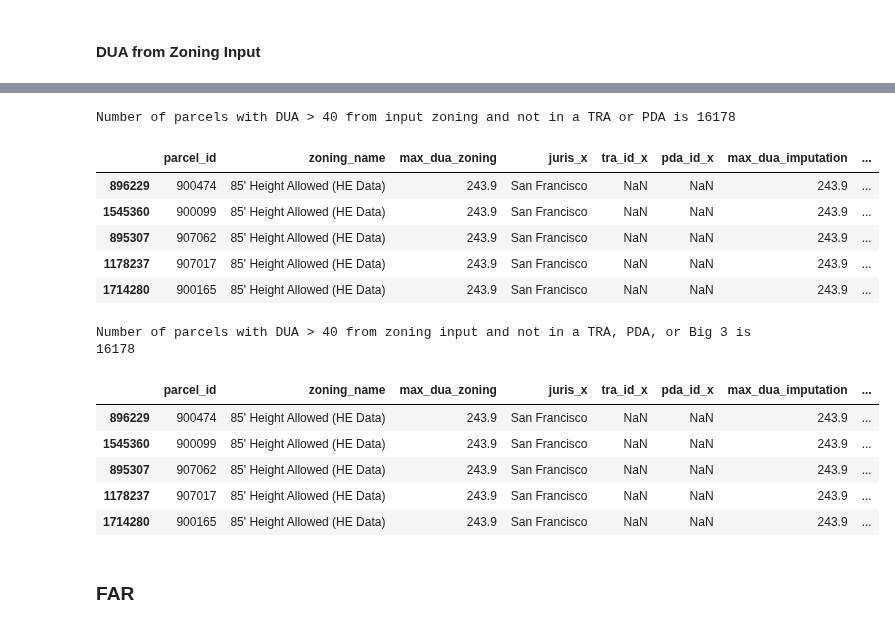
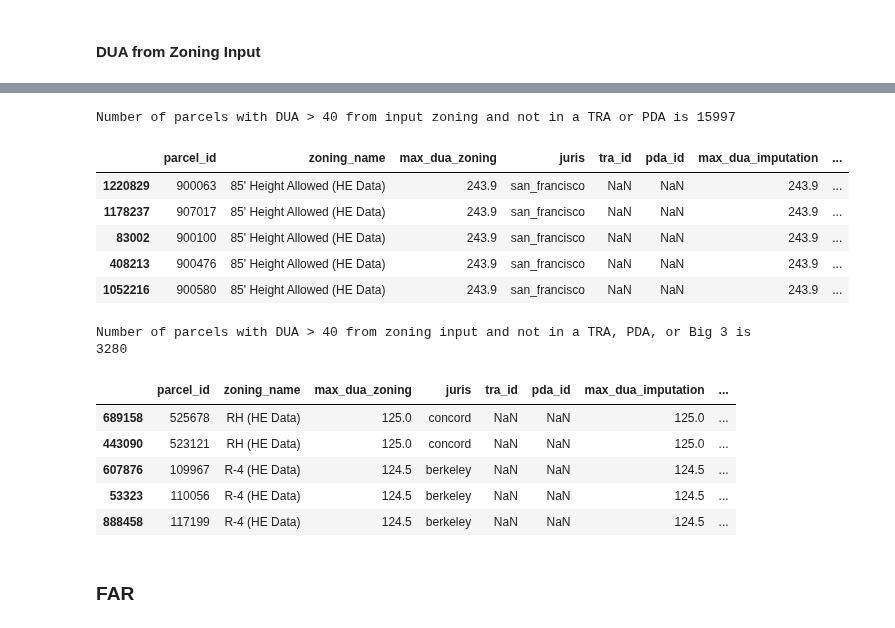
Before and after one commit to BayAreaMetro/bayarea_urbansim, a Jupyter notebook: scripts/zoning_qaqc_pba50plus_dbp.ipynb, the cells around one changed output, grey strips where cells are left out. Saved outputs shown, nothing was run; the diff lists cells and outputs as text; code cells hidden in the pictures.

```diff
--- a/scripts/zoning_qaqc_pba50plus_dbp.ipynb
+++ b/scripts/zoning_qaqc_pba50plus_dbp.ipynb
@@ -70,22 +37,8 @@ zl = pd.read_csv("M:/urban_modeling/baus/BAUS Inputs/basis_inputs/zoning/zoning_
 zl = zl.rename(columns={"name": "zoning_name", "max_dua":"max_dua_zoning", "max_far": "max_far_zoning"})
 
 # merge the zoning lookup to parcels
-pz1 = pz1.merge(pzon[['PARCEL_ID', 'zoning_id']], left_on='parcel_id', right_on='PARCEL_ID', how='left')\
+pz = pz.merge(pzon[['PARCEL_ID', 'zoning_id']], left_on='parcel_id', right_on='PARCEL_ID', how='left')\
 .merge(zl[['id', 'zoning_name', 'max_dua_zoning', 'max_far_zoning']], left_on='zoning_id', right_on='id', how='left')
-pz2 = pz2.merge(pzon[['PARCEL_ID', 'zoning_id']], left_on='parcel_id', right_on='PARCEL_ID', how='left')\
-.merge(zl[['id', 'zoning_name', 'max_dua_zoning', 'max_far_zoning']], left_on='zoning_id', right_on='id', how='left')
-pz3 = pz3.merge(pzon[['PARCEL_ID', 'zoning_id']], left_on='parcel_id', right_on='PARCEL_ID', how='left')\
-.merge(zl[['id', 'zoning_name', 'max_dua_zoning', 'max_far_zoning']], left_on='zoning_id', right_on='id', how='left')
-pz4 = pz4.merge(pzon[['PARCEL_ID', 'zoning_id']], left_on='parcel_id', right_on='PARCEL_ID', how='left')\
-.merge(zl[['id', 'zoning_name', 'max_dua_zoning', 'max_far_zoning']], left_on='zoning_id', right_on='id', how='left')
-pz5 = pz5.merge(pzon[['PARCEL_ID', 'zoning_id']], left_on='parcel_id', right_on='PARCEL_ID', how='left')\
-.merge(zl[['id', 'zoning_name', 'max_dua_zoning', 'max_far_zoning']], left_on='zoning_id', right_on='id', how='left')
-pz6 = pz6.merge(pzon[['PARCEL_ID', 'zoning_id']], left_on='parcel_id', right_on='PARCEL_ID', how='left')\
-.merge(zl[['id', 'zoning_name', 'max_dua_zoning', 'max_far_zoning']], left_on='zoning_id', right_on='id', how='left')
-pz7 = pz7.merge(pzon[['PARCEL_ID', 'zoning_id']], left_on='parcel_id', right_on='PARCEL_ID', how='left')\
-.merge(zl[['id', 'zoning_name', 'max_dua_zoning', 'max_far_zoning']], left_on='zoning_id', right_on='id', how='left')
-pz8 = pz8.merge(pzon[['PARCEL_ID', 'zoning_id']], left_on='parcel_id', right_on='PARCEL_ID', how='left')\
-.merge(zl[['id', 'zoning_name', 'max_dua_zoning', 'max_far_zoning']], left_on='zoning_id', right_on='id', how='left')
 # %% [markdown]
 5. Inspect the BAUS zonign based on the processing steps
 
@@ -99,8 +52,8 @@ and lowest built density modification applied
 # %% [markdown]
 ### DUA
 # %%
-print("Number of parcels with DUA > 40 is {}".format(len(pz8.loc[pz8.max_dua > 40])))
-dua = pz8.loc[pz.max_dua > 40][['parcel_id', 'zoning_name', 'max_dua_zoning', 'juris_x', 'tra_id_x', 'pda_id_x',
+print("Number of parcels with DUA > 40 is {}".format(len(pz.loc[pz.max_dua > 40])))
+dua = pz.loc[pz.max_dua > 40][['parcel_id', 'zoning_name', 'max_dua_zoning', 'juris', 'tra_id', 'pda_id',
                                'max_dua_imputation', 'max_dua_imputation_upzoning', 'max_dua_builtdua_taz', 'max_dua']].\
                                 sort_values(by='max_dua', ascending=False)
 # %% [output]
@@ -162,7 +115,7 @@ Number of parcels with DUA > 40 from max built dua in TAZ and not in a TRA or PD
 # %% [markdown]
 #### DUA from Zoning Input
 # %%
-dua_zoning = dua8.loc[(dua8.max_dua_zoning == dua8.max_dua)]
+dua_zoning = dua.loc[(dua.max_dua_zoning == dua.max_dua)]
 print("Number of parcels with DUA > 40 from input zoning is {}".format(len(dua_zoning)))
 dua_zoning.head()
 # %% [output]
@@ -176,28 +129,28 @@ Number of parcels with DUA > 40 from input zoning is 71281
 # %%
 dua_zoning_high_nongg = dua_zoning.loc[(dua_zoning.max_dua > 40) &
-                                       ((dua_zoning.tra_id_x.isnull()) & (dua_zoning.pda_id_x.isnull()))]
+                                       ((dua_zoning.tra_id.isnull()) & (dua_zoning.pda_id.isnull()))]
 print("Number of parcels with DUA > 40 from input zoning and not in a TRA or PDA is {}".format(len(dua_zoning_high_nongg)))
 dua_zoning_high_nongg.head()
 # %% [output]
-Number of parcels with DUA > 40 from input zoning and not in a TRA or PDA is 16178
+Number of parcels with DUA > 40 from input zoning and not in a TRA or PDA is 15997
-|  | parcel_id | zoning_name | max_dua_zoning | juris_x | tra_id_x | pda_id_x | max_dua_imputation | ... |
-| 896229 | 900474 | 85' Height Allowed (HE Data) | 243.9 | San Francisco | NaN | NaN | 243.9 | ... |
-| 1545360 | 900099 | 85' Height Allowed (HE Data) | 243.9 | San Francisco | NaN | NaN | 243.9 | ... |
-| 895307 | 907062 | 85' Height Allowed (HE Data) | 243.9 | San Francisco | NaN | NaN | 243.9 | ... |
-| 1178237 | 907017 | 85' Height Allowed (HE Data) | 243.9 | San Francisco | NaN | NaN | 243.9 | ... |
-| 1714280 | 900165 | 85' Height Allowed (HE Data) | 243.9 | San Francisco | NaN | NaN | 243.9 | ... |
+|  | parcel_id | zoning_name | max_dua_zoning | juris | tra_id | pda_id | max_dua_imputation | ... |
+| 1220829 | 900063 | 85' Height Allowed (HE Data) | 243.9 | san_francisco | NaN | NaN | 243.9 | ... |
+| 1178237 | 907017 | 85' Height Allowed (HE Data) | 243.9 | san_francisco | NaN | NaN | 243.9 | ... |
+| 83002 | 900100 | 85' Height Allowed (HE Data) | 243.9 | san_francisco | NaN | NaN | 243.9 | ... |
+| 408213 | 900476 | 85' Height Allowed (HE Data) | 243.9 | san_francisco | NaN | NaN | 243.9 | ... |
+| 1052216 | 900580 | 85' Height Allowed (HE Data) | 243.9 | san_francisco | NaN | NaN | 243.9 | ... |
 # %%
 dua_zoning_high_nongg_nonbig3 = dua_zoning.loc[(dua_zoning.parcel_id.isin(dua_zoning_high_nongg.parcel_id)) &
-            (dua_zoning.juris_x != 'san_francisco') & (dua_zoning.juris_x != 'san_jose') & (dua_zoning.juris_x != 'oakland')]
+            (dua_zoning.juris != 'san_francisco') & (dua_zoning.juris != 'san_jose') & (dua_zoning.juris != 'oakland')]
 print("Number of parcels with DUA > 40 from zoning input and not in a TRA, PDA, or Big 3 is {}".format(len(dua_zoning_high_nongg_nonbig3)))
 dua_zoning_high_nongg_nonbig3.head()
 # %% [output]
-Number of parcels with DUA > 40 from zoning input and not in a TRA, PDA, or Big 3 is 16178
+Number of parcels with DUA > 40 from zoning input and not in a TRA, PDA, or Big 3 is 3280
-|  | parcel_id | zoning_name | max_dua_zoning | juris_x | tra_id_x | pda_id_x | max_dua_imputation | ... |
-| 896229 | 900474 | 85' Height Allowed (HE Data) | 243.9 | San Francisco | NaN | NaN | 243.9 | ... |
-| 1545360 | 900099 | 85' Height Allowed (HE Data) | 243.9 | San Francisco | NaN | NaN | 243.9 | ... |
-| 895307 | 907062 | 85' Height Allowed (HE Data) | 243.9 | San Francisco | NaN | NaN | 243.9 | ... |
-| 1178237 | 907017 | 85' Height Allowed (HE Data) | 243.9 | San Francisco | NaN | NaN | 243.9 | ... |
-| 1714280 | 900165 | 85' Height Allowed (HE Data) | 243.9 | San Francisco | NaN | NaN | 243.9 | ... |
+|  | parcel_id | zoning_name | max_dua_zoning | juris | tra_id | pda_id | max_dua_imputation | ... |
+| 689158 | 525678 | RH (HE Data) | 125.0 | concord | NaN | NaN | 125.0 | ... |
+| 443090 | 523121 | RH (HE Data) | 125.0 | concord | NaN | NaN | 125.0 | ... |
+| 607876 | 109967 | R-4 (HE Data) | 124.5 | berkeley | NaN | NaN | 124.5 | ... |
+| 53323 | 110056 | R-4 (HE Data) | 124.5 | berkeley | NaN | NaN | 124.5 | ... |
+| 888458 | 117199 | R-4 (HE Data) | 124.5 | berkeley | NaN | NaN | 124.5 | ... |
 # %%
 # export associated zoning codes to check them
```
Also changed, not shown: parts of 16 cells of this notebook, 1 other file.
